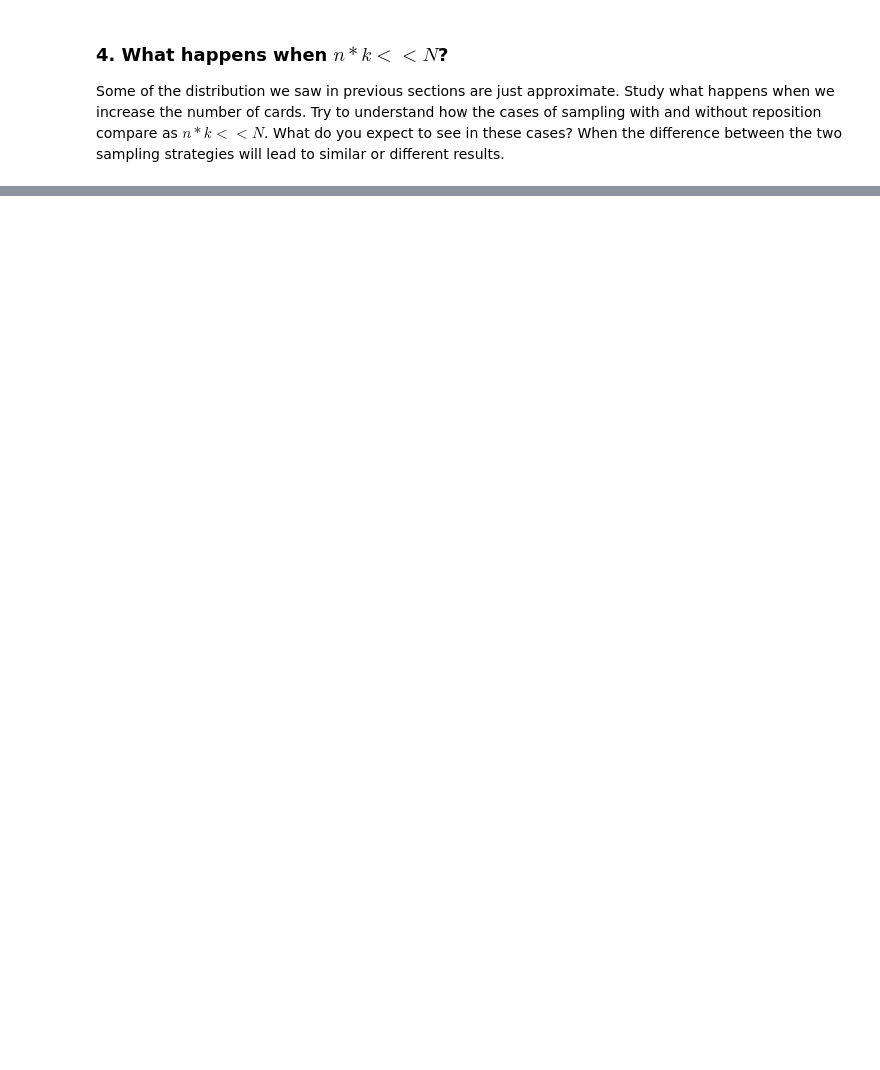
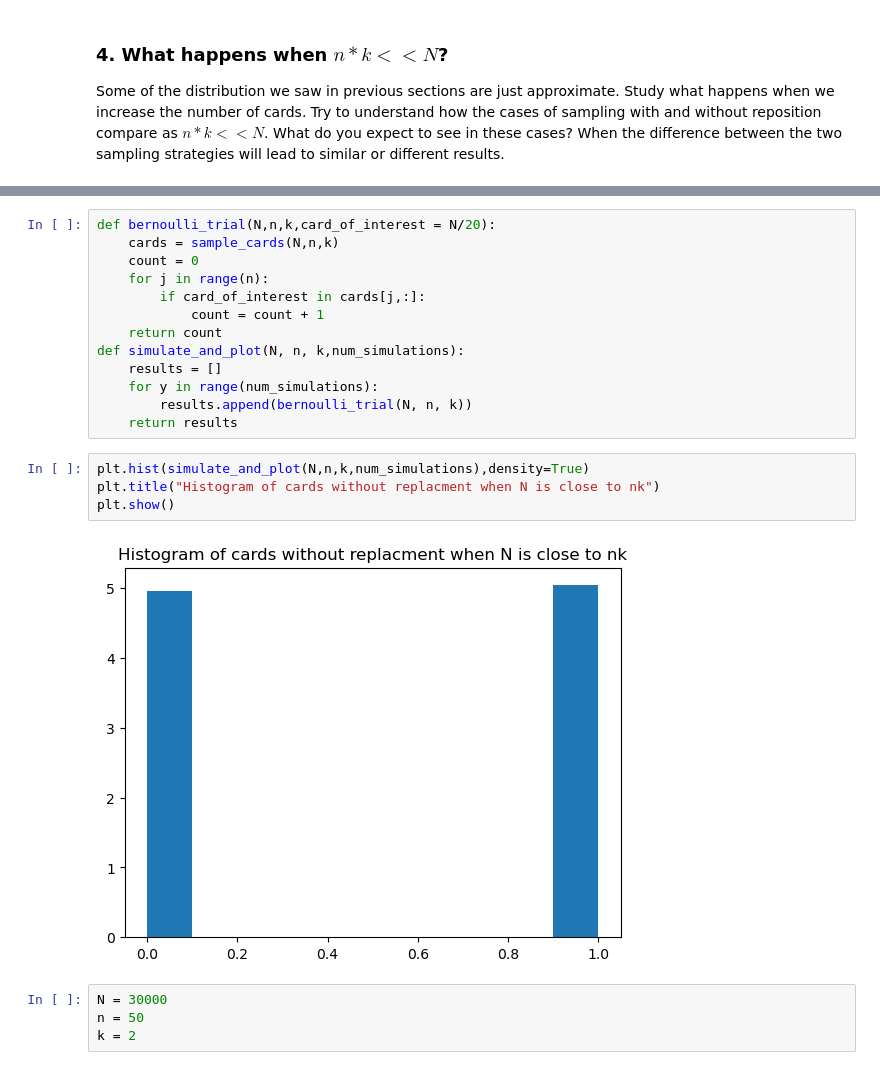
Before and after one commit to UCB-stat-201a-fall23/projectno1-themind-PhudishTam, a Jupyter notebook: Project01-TheMind.ipynb, the cells around one changed output, grey strips where cells are left out. Drawn from its saved outputs; the diff is of its cells as text; blank space fills up the shorter version.

```diff
--- a/Project01-TheMind.ipynb
+++ b/Project01-TheMind.ipynb
@@ -394,0 +329,23 @@ plt.show()
+# %%
+def bernoulli_trial(N,n,k,card_of_interest = N/20):
+    cards = sample_cards(N,n,k)
+    count = 0
+    for j in range(n):
+        if card_of_interest in cards[j,:]:
+            count = count + 1
+    return count
+def simulate_and_plot(N, n, k,num_simulations):
+    results = []
+    for y in range(num_simulations):
+        results.append(bernoulli_trial(N, n, k))
+    return results
+# %%
+plt.hist(simulate_and_plot(N,n,k,num_simulations),density=True)
+plt.title("Histogram of cards without replacment when N is close to nk")
+plt.show()
+# %% [output]
+[figure, added]
+# %%
+N = 30000
+n = 50
+k = 2
```
Also changed, not shown: parts of 24 cells of this notebook.
